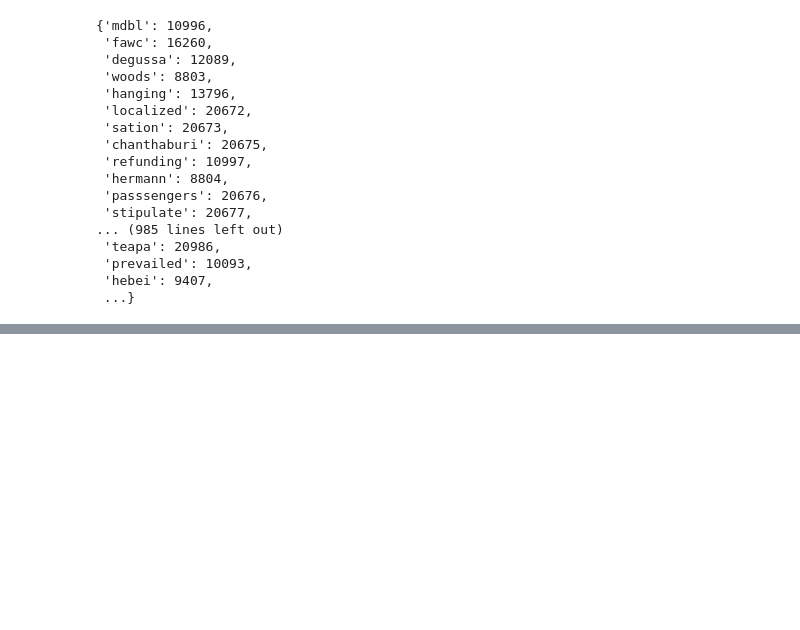
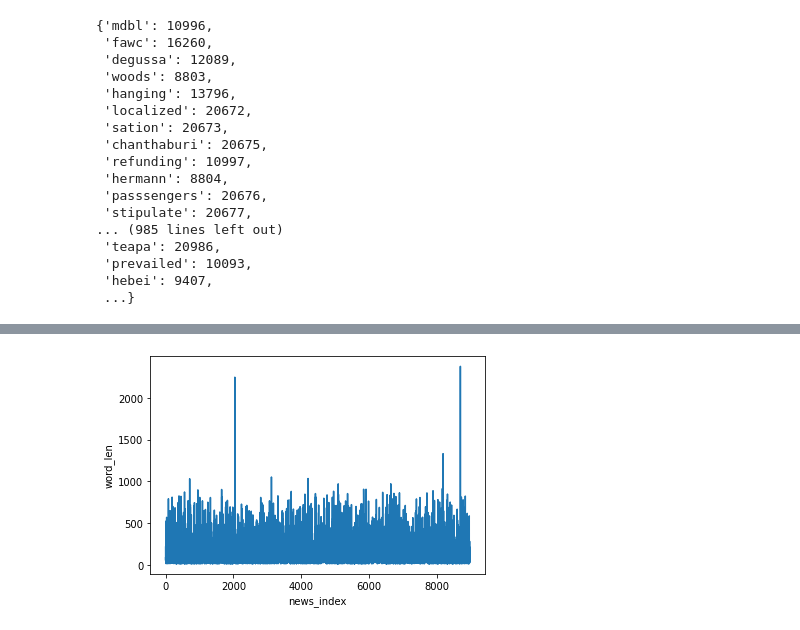
Before and after one commit to ldk7024/Deep_Learning_Study, a Jupyter notebook: 21_07_23_로이터_뉴스_카테고리_분류하기(RNN).ipynb, the cells around one changed output, grey strips where cells are left out. Saved outputs shown, nothing was run; the diff lists cells and outputs as text; code cells hidden in the pictures; blank space fills up the shorter version.

```diff
--- a/21_07_23_로이터_뉴스_카테고리_분류하기(RNN).ipynb
+++ b/21_07_23_로이터_뉴스_카테고리_분류하기(RNN).ipynb
@@ -95,0 +245,9 @@ Downloading data from https://storage.googleapis.com/tensorflow/tf-keras-dataset
+# %%
+# 라인차트로 각 기사별로 단어의 개수가 얼만큼 되는지 대략적인 상황을 파악해보자!
+# 가로는 각 뉴스기사의 인덱스, 세로는 뉴스의 단어 개수
+plt.plot(train_len)
+plt.xlabel('news_index')
+plt.ylabel('word_len')
+plt.show()
+# %% [output]
+[figure, added]
```
Also changed, not shown: parts of 39 cells of this notebook.
